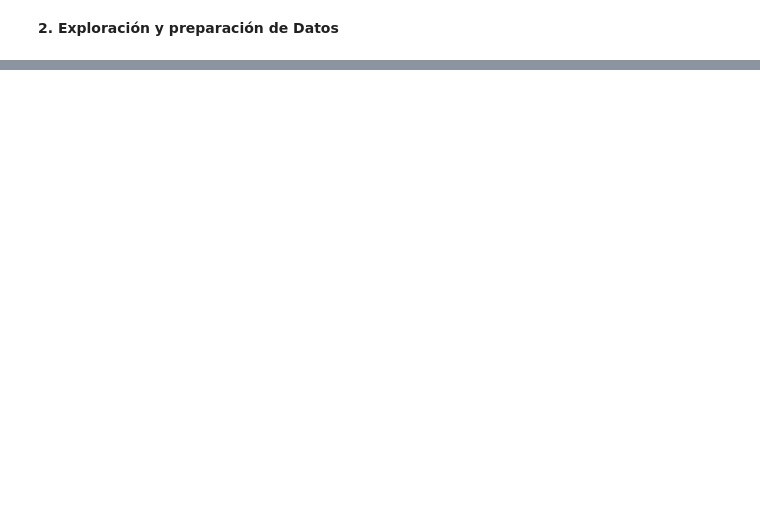
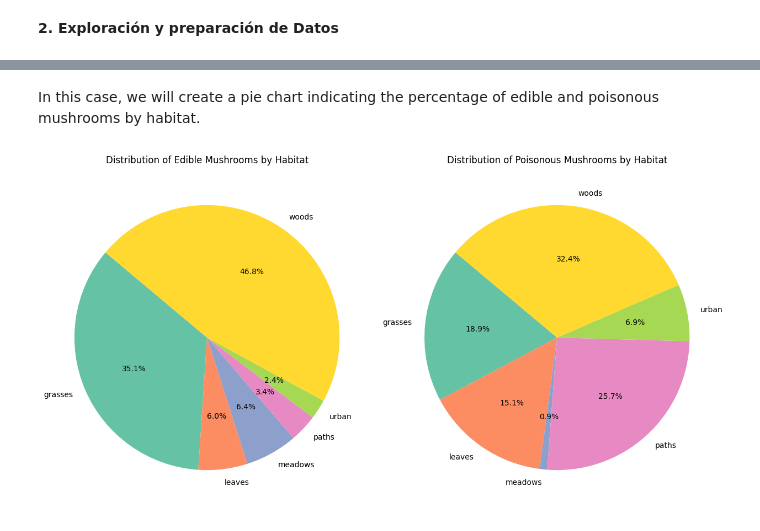
Before and after one commit to AlvarezLI/Python_MushroomsDS, a Jupyter notebook: Procedure.ipynb, the cells around one changed output, grey strips where cells are left out. Saved outputs shown, nothing was run; the diff lists cells and outputs as text; code cells hidden in the pictures; blank space fills up the shorter version.

```diff
--- a/Procedure.ipynb
+++ b/Procedure.ipynb
@@ -407,0 +164,24 @@ Para cerrar, me gustaría destacar que este conjunto de datos proporcionó una b
+# %% [markdown]
+In this case, we will create a pie chart indicating the percentage of edible and poisonous mushrooms by habitat.
+# %%
+habitat_counts = df.groupby(['habitat', 'class']).size().unstack()
+
+habitat_counts = habitat_counts.dropna()
+
+edible_counts = habitat_counts.loc[:, 'e']
+poisonous_counts = habitat_counts.loc[:, 'p']
+
+
+fig, axs = plt.subplots(1, 2, figsize=(15, 8))
+
+axs[0].pie(edible_counts, labels=edible_counts.index, autopct='%1.1f%%', startangle=140, colors=['#66c2a5', '#fc8d62', '#8da0cb', '#e78ac3', '#a6d854', '#ffd92f', '#e5c494'])
+axs[0].set_title('Distribution of Edible Mushrooms by Habitat')
+axs[0].axis('equal')
+
+axs[1].pie(poisonous_counts, labels=poisonous_counts.index, autopct='%1.1f%%', startangle=140, colors=['#66c2a5', '#fc8d62', '#8da0cb', '#e78ac3', '#a6d854', '#ffd92f', '#e5c494'])
+axs[1].set_title('Distribution of Poisonous Mushrooms by Habitat')
+axs[1].axis('equal')
+
+plt.show()
+# %% [output]
+[figure, added]
```
Also changed, not shown: parts of 48 cells of this notebook.
